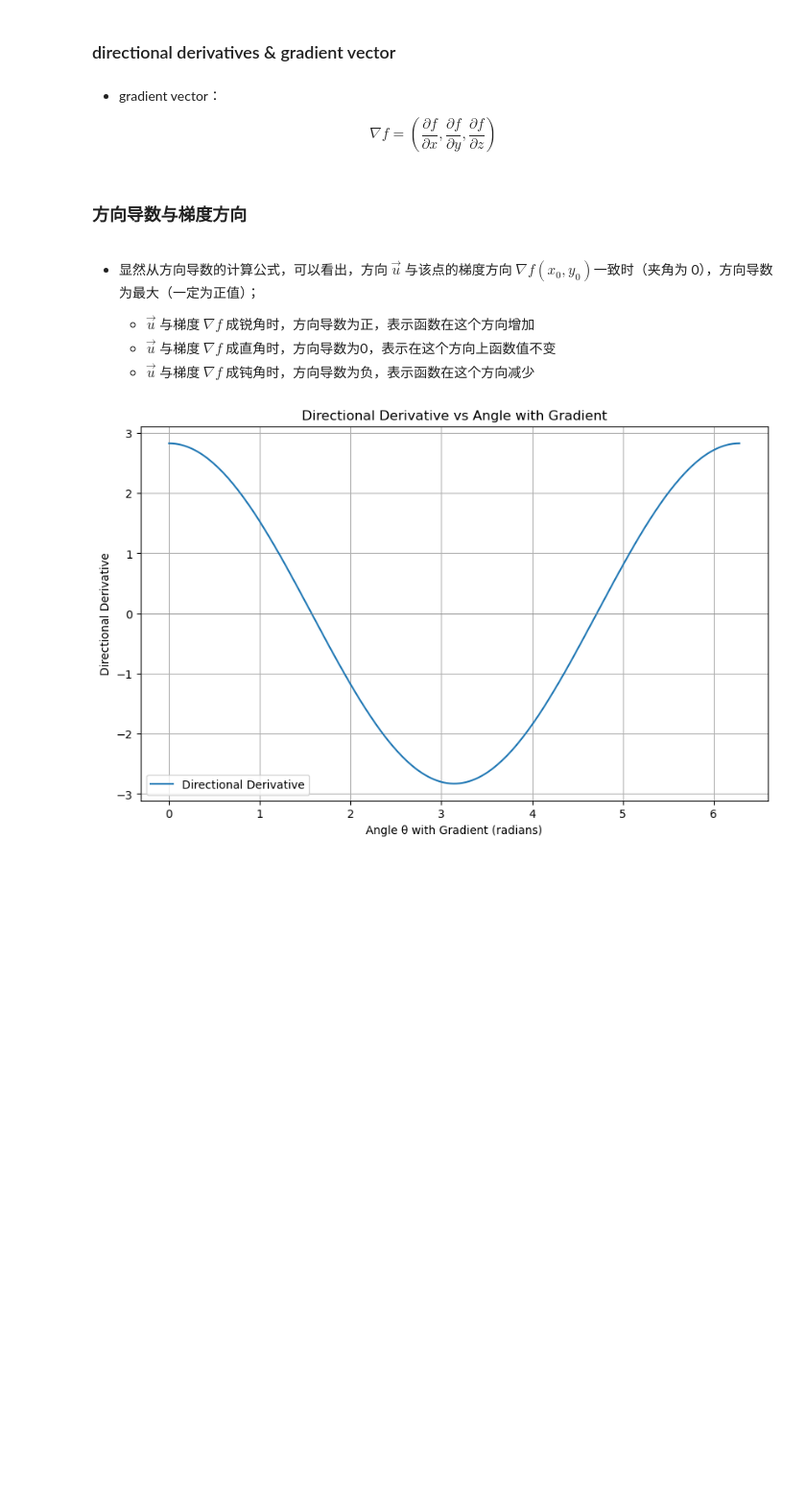
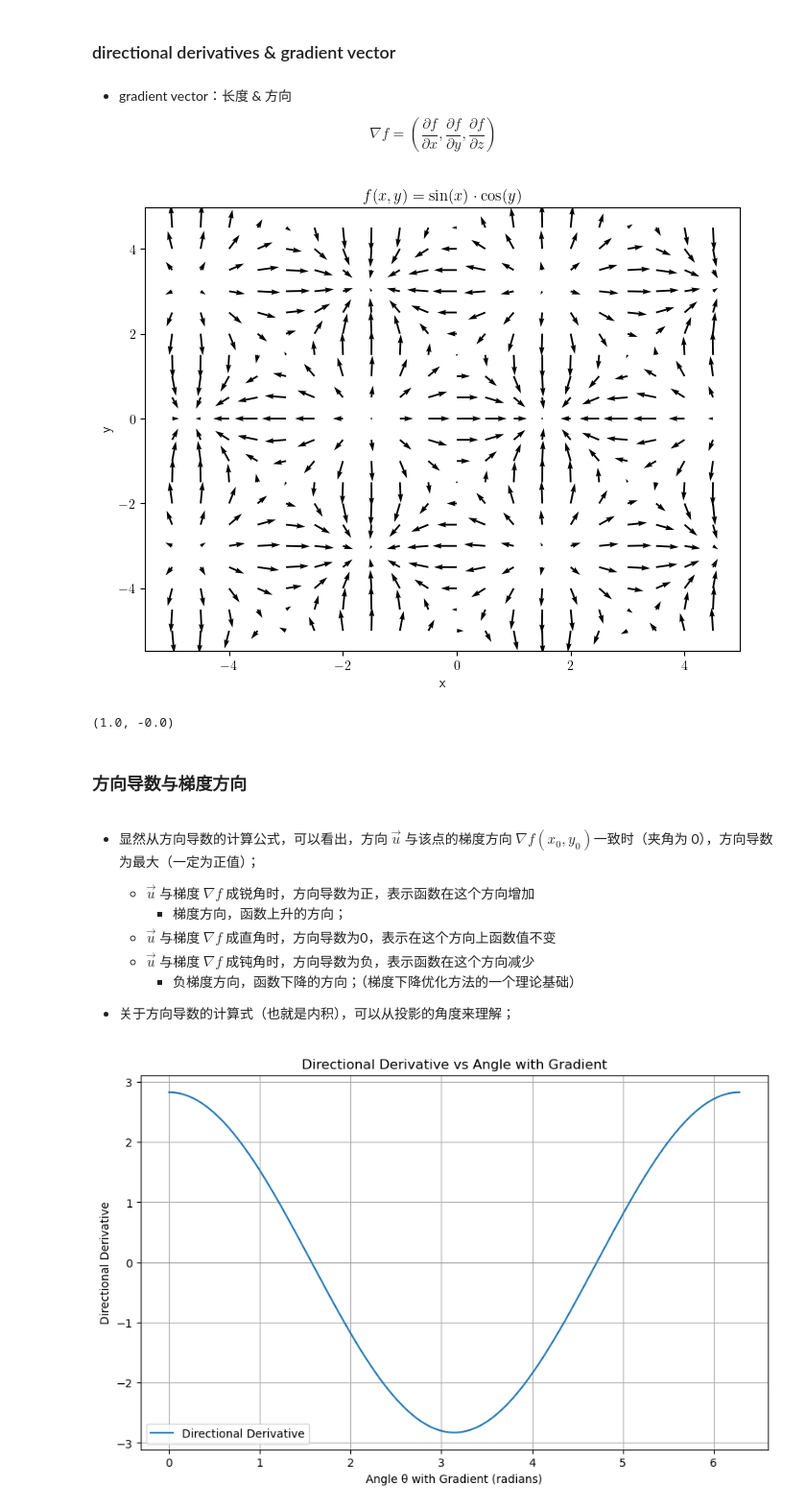
Before and after one commit to chunhuizhang/deeplearning_math, a Jupyter notebook: tutorials/calculus/derivative_partial_directional.ipynb, the cells around one changed output. Shown at 96% size. Cells and saved outputs as stored; diff of their text form; code cells hidden in the pictures; blank space fills up the shorter version.

```diff
--- a/tutorials/calculus/derivative_partial_directional.ipynb
+++ b/tutorials/calculus/derivative_partial_directional.ipynb
@@ -3,3 +6,6 @@
+# %%
+import matplotlib as mpl
+mpl.rcParams['text.usetex'] = True
 # %% [markdown]
 ## derivative
 # %% [markdown]
@@ -35,19 +41,50 @@ $$
 # %% [markdown]
 ### directional derivatives & gradient vector
 # %% [markdown]
-- gradient vector：
+- gradient vector：长度 & 方向
 
 $$
 \nabla f=\left(\frac{\partial f}{\partial x},\frac{\partial f}{\partial y}, \frac{\partial f}{\partial z}\right)
 $$
+# %%
+import numpy as np
+import matplotlib.pyplot as plt
+
+# Define the function and its derivative
+def f(x, y):
+    return np.cos(x) * np.cos(y), -np.sin(x) * np.sin(y)
+
+# Create a grid of points
+x = np.arange(-5, 5, 0.5)
+y = np.arange(-5, 5, 0.5)
+X, Y = np.meshgrid(x, y)
+
+# Calculate the derivatives at each point
+U, V = f(X, Y)
+
+# Plot the vector field
+plt.figure(figsize=(8, 6))
+plt.quiver(X, Y, U, V)
+plt.xlabel('x')
+plt.ylabel('y')
+_ = plt.title(r'$f(x, y) = \sin(x) \cdot \cos(y)$')
+# %% [output]
+[figure, added]
+# %%
+f(0, 0)
+# %% [output]
+(1.0, -0.0)
 # %% [markdown]
 ### 方向导数与梯度方向
 # %% [markdown]
 - 显然从方向导数的计算公式，可以看出，方向 $\vec u$ 与该点的梯度方向 $\nabla f(x_0,y_0)$一致时（夹角为 0），方向导数为最大（一定为正值）；
 
     - $\vec u$ 与梯度 $\nabla f$ 成锐角时，方向导数为正，表示函数在这个方向增加
+        - 梯度方向，函数上升的方向；
     - $\vec u$ 与梯度 $\nabla f$ 成直角时，方向导数为0，表示在这个方向上函数值不变
     - $\vec u$ 与梯度 $\nabla f$ 成钝角时，方向导数为负，表示函数在这个方向减少
+        - 负梯度方向，函数下降的方向；（梯度下降优化方法的一个理论基础）
+- 关于方向导数的计算式（也就是内积），可以从投影的角度来理解；
 # %%
 import matplotlib.pyplot as plt
 import numpy as np
```
Also changed, not shown: parts of 3 cells of this notebook.
